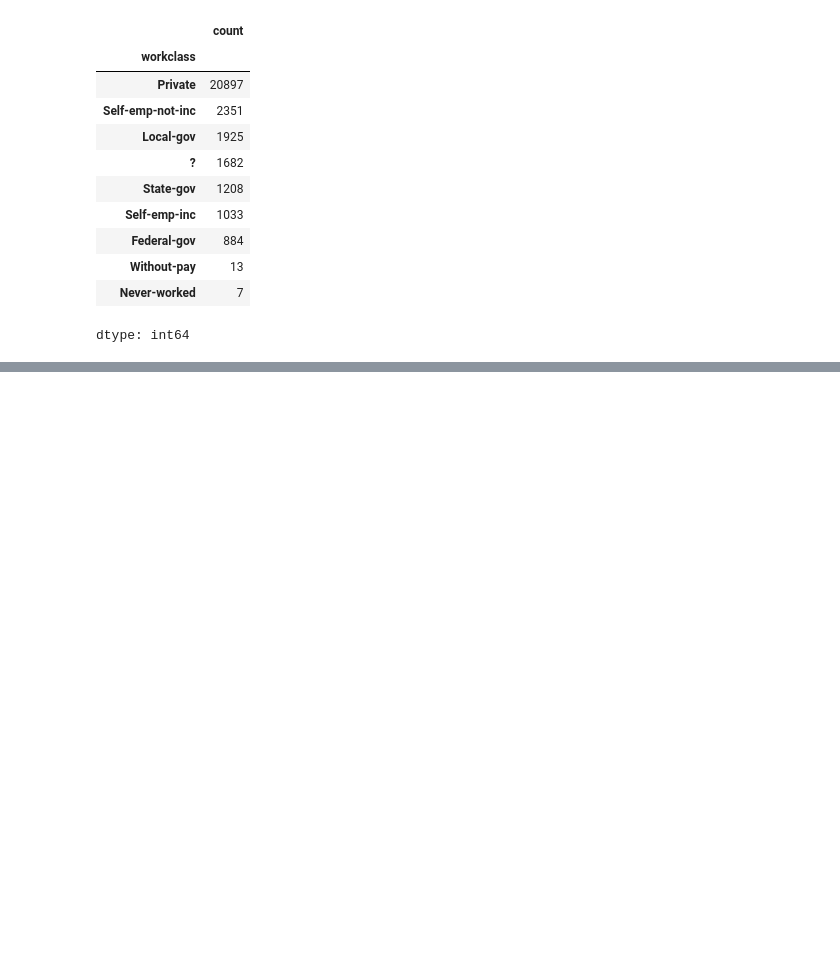
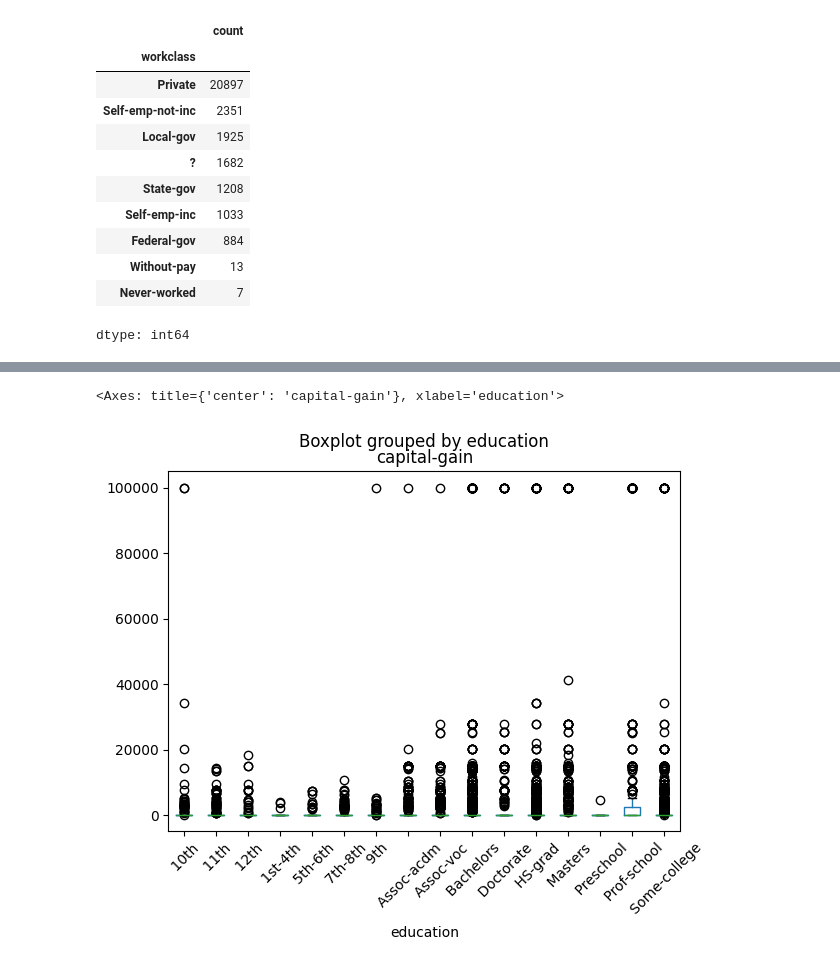
Before and after one commit to bargida/Workshops, a Jupyter notebook: workshop1.ipynb, the cells around one changed output, grey strips where cells are left out. Cells and saved outputs as stored; diff of their text form; code cells hidden in the pictures; blank space fills up the shorter version.

```diff
--- a/workshop1.ipynb
+++ b/workshop1.ipynb
@@ -235,0 +426,5 @@ dtype: int64
+# %%
+data.boxplot(column = 'capital-gain', by = 'education', grid=False, rot = 45, fontsize = 10)
+# %% [output]
+<Axes: title={'center': 'capital-gain'}, xlabel='education'>
+[figure, added]
```
Also changed, not shown: parts of 38 cells of this notebook.
